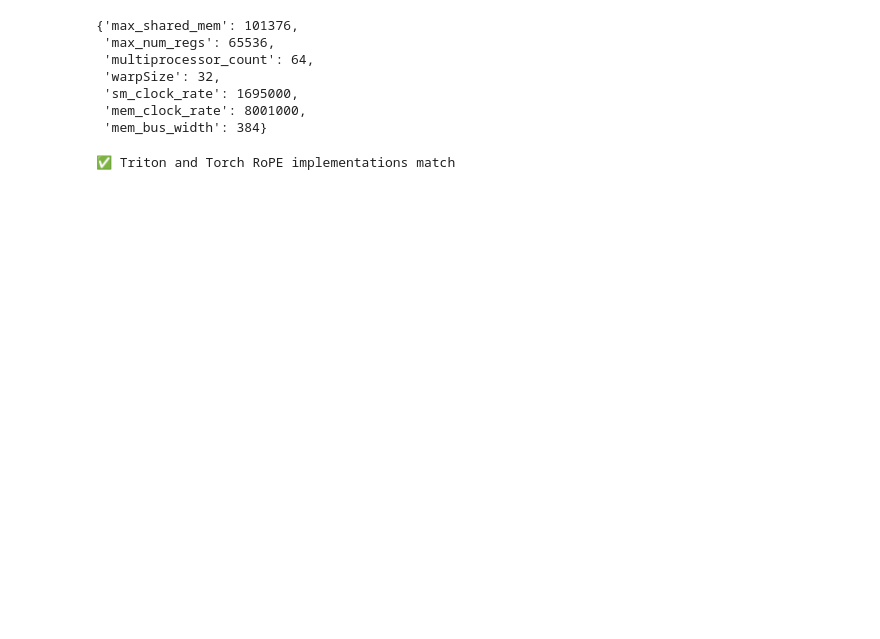
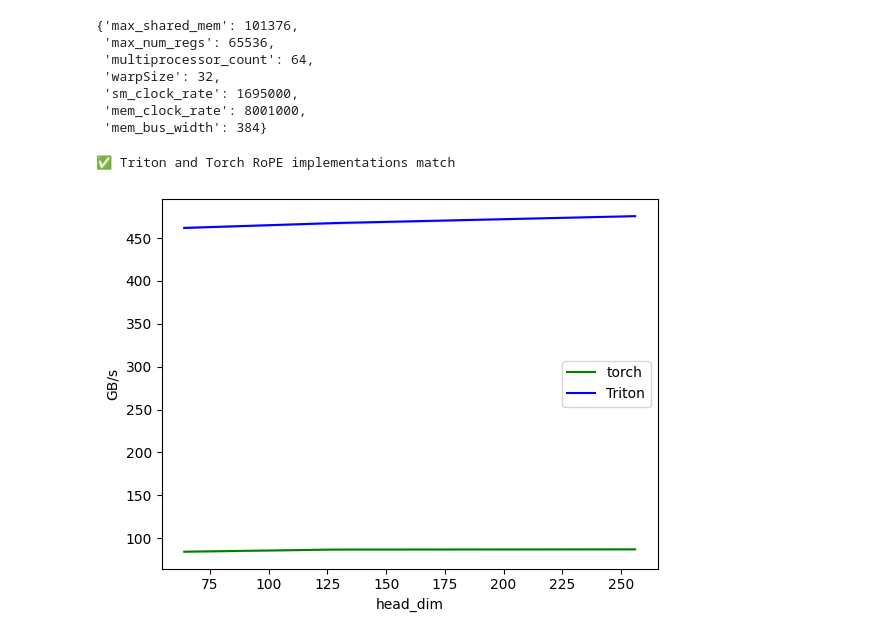
Before and after one commit to vectorquantized/100daysofcuda, a Jupyter notebook: src/day_44/triton_apply_rope.ipynb, the cells around one changed output. Saved outputs shown, nothing was run; the diff lists cells and outputs as text; code cells hidden in the pictures; blank space fills up the shorter version.

Commit message:
benchmarked rope code

```diff
--- a/src/day_44/triton_apply_rope.ipynb
+++ b/src/day_44/triton_apply_rope.ipynb
@@ -187,3 +187,87 @@ def test_apply_rope():
 test_apply_rope()
 # %% [output]
 ✅ Triton and Torch RoPE implementations match
+# %%
+# Configurate the benchmarks
+configs = []
+ref_lib = "torch"
+seq_lengths = [128, 512, 1024]
+
+for seq_len in seq_lengths:
+    configs.append(
+        triton.testing.Benchmark(
+            x_names=["head_dim"],  # Argument names to use as an x-axis for the plot
+            x_vals=[64, 128, 256],  # Different possible values for head_dim
+            line_arg="provider",  # Argument name whose value corresponds to a different line in the plot
+            line_vals=[ref_lib.lower(), "triton"],  # Label name for the lines
+            line_names=[ref_lib, "Triton"],  # Line styles
+            styles=[("green", "-"), ("blue", "-")],
+            ylabel="GB/s",  # Label name for the y-axis
+            plot_name=f"rope-performance-seq{seq_len}-fp32",  # Name for the plot
+            args={"seq_len": seq_len, "batch_size": 32, "num_heads": 32},
+        ))
+
+@triton.testing.perf_report(configs)
+def benchmark(head_dim, provider, batch_size, seq_len, num_heads):
+    # Generate test data
+    q = torch.randn((batch_size, seq_len, num_heads, head_dim), device=DEVICE, dtype=torch.float32)
+    k = torch.randn((batch_size, seq_len, num_heads, head_dim), device=DEVICE, dtype=torch.float32)
+
+    # Position IDs
+    position_ids = torch.arange(seq_len, device=DEVICE).unsqueeze(0).repeat(batch_size, 1)
+
+    # Precompute cosines and sines
+    inv_freq = 1.0 / (10000 ** (torch.arange(0, head_dim, 2, device=DEVICE).float() / head_dim))
+
+    # Initialize cosine and sine tables
+    cos_table = torch.zeros((seq_len, head_dim // 2), device=DEVICE)
+    sin_table = torch.zeros((seq_len, head_dim // 2), device=DEVICE)
+
+    for pos in range(seq_len):
+        freqs = pos * inv_freq
+        cos_table[pos] = freqs.cos()
+        sin_table[pos] = freqs.sin()
+
+    quantiles = [0.5, 0.2, 0.8]
+    if provider == ref_lib.lower():
+        ms, min_ms, max_ms = triton.testing.do_bench(
+            lambda: torch_apply_rope(q, k, position_ids, head_dim=head_dim),
+            quantiles=quantiles
+        )
+    if provider == 'triton':
+        ms, min_ms, max_ms = triton.testing.do_bench(
+            lambda: apply_rope(q, k, position_ids, cos_table, sin_table),
+            quantiles=quantiles
+        )
+
+    # Calculate memory bandwidth
+    # For RoPE:
+    # - Read Q and K tensors
+    # - Read cosine and sine tables for each position
+    # - Write output Q and K tensors
+    bytes_per_element = 4  # float32
+
+    # Input tensors size: batch_size * seq_len * num_heads * head_dim * 2 (for Q and K)
+    input_size = batch_size * seq_len * num_heads * head_dim * 2
+
+    # Lookup tables size: seq_len * (head_dim // 2) * 2 (for cos and sin)
+    lookup_size = seq_len * (head_dim // 2) * 2
+
+    # Position ids size: batch_size * seq_len
+    pos_ids_size = batch_size * seq_len
+
+    # Output tensors size: same as input
+    output_size = input_size
+
+    # Total bytes accessed
+    bytes_accessed = (input_size + lookup_size + pos_ids_size + output_size) * bytes_per_element
+
+    # Convert to GB/s
+    gb_per_s = lambda ms: bytes_accessed * 1e-9 / (ms * 1e-3)
+
+    return gb_per_s(ms), gb_per_s(max_ms), gb_per_s(min_ms)
+
+# Run the benchmark
+print(benchmark.run(show_plots=True, print_data=True))
+# %% [output]
+[figure, added]
```
Also changed, not shown: parts of 1 cell of this notebook.
